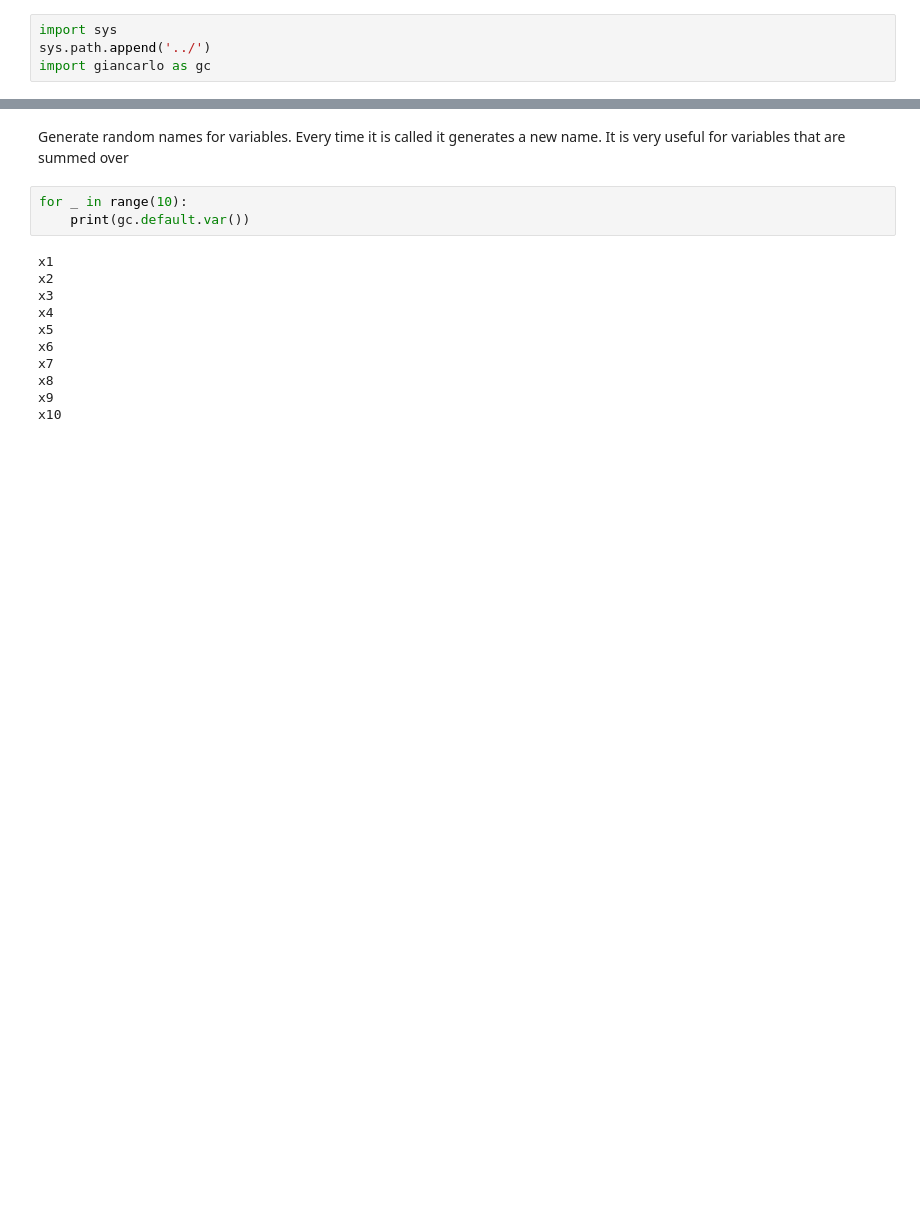
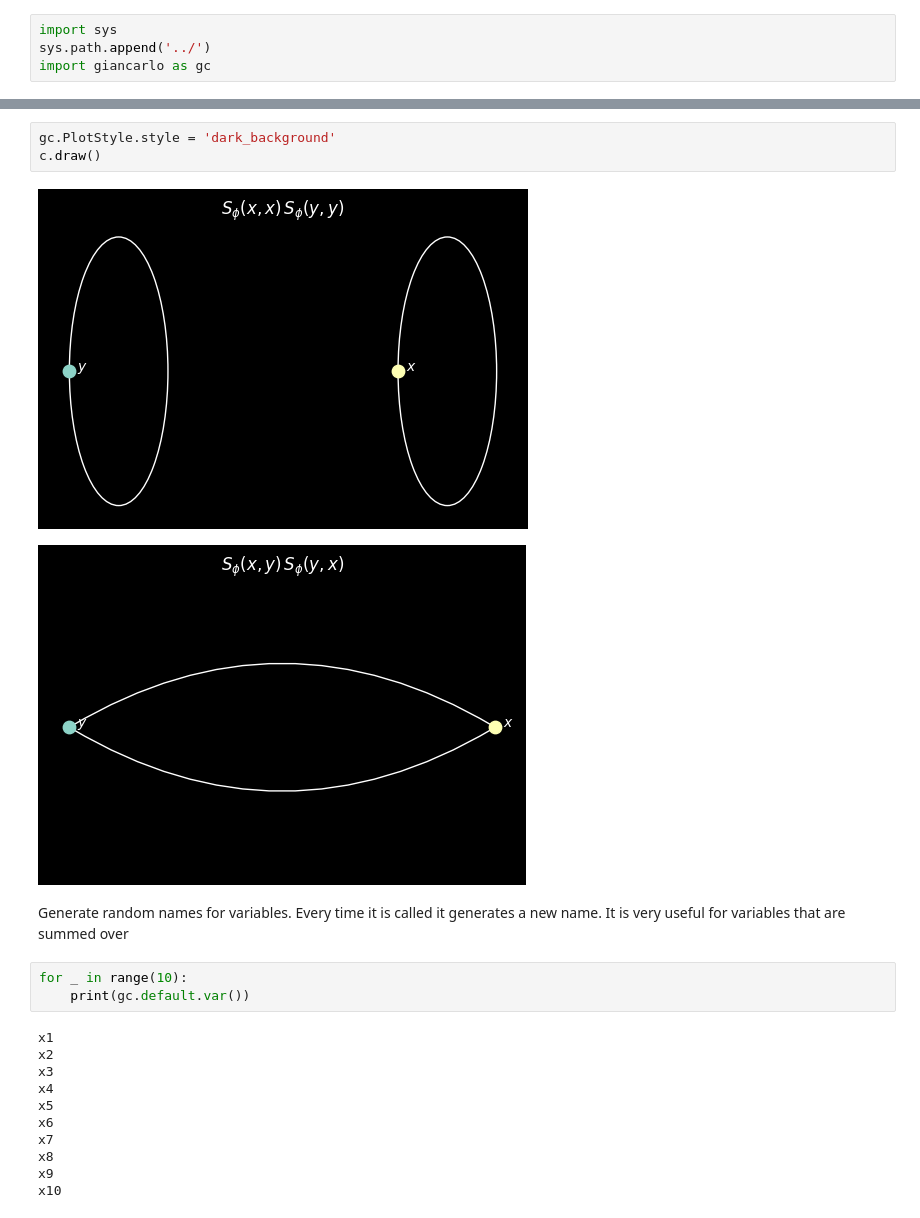
Before and after one commit to mbruno46/giancarlo, a Jupyter notebook: tutorials/basics.ipynb, the cells around one changed output, grey strips where cells are left out. Saved outputs shown, nothing was run; the diff lists cells and outputs as text; blank space fills up the shorter version.

```diff
--- a/tutorials/basics.ipynb
+++ b/tutorials/basics.ipynb
@@ -37,3 +23,9 @@ quaa  [S_\phi(x, y), S_\phi(y, x)]
+# %%
+gc.PlotStyle.style = 'dark_background'
+c.draw()
+# %% [output]
+[figure, added]
+[figure, added]
 # %% [markdown]
 Generate random names for variables. Every time it is called it generates a new name. It is very useful for variables that are summed over
 # %%
```
Also changed, not shown: parts of 12 cells of this notebook, 6 other files.
